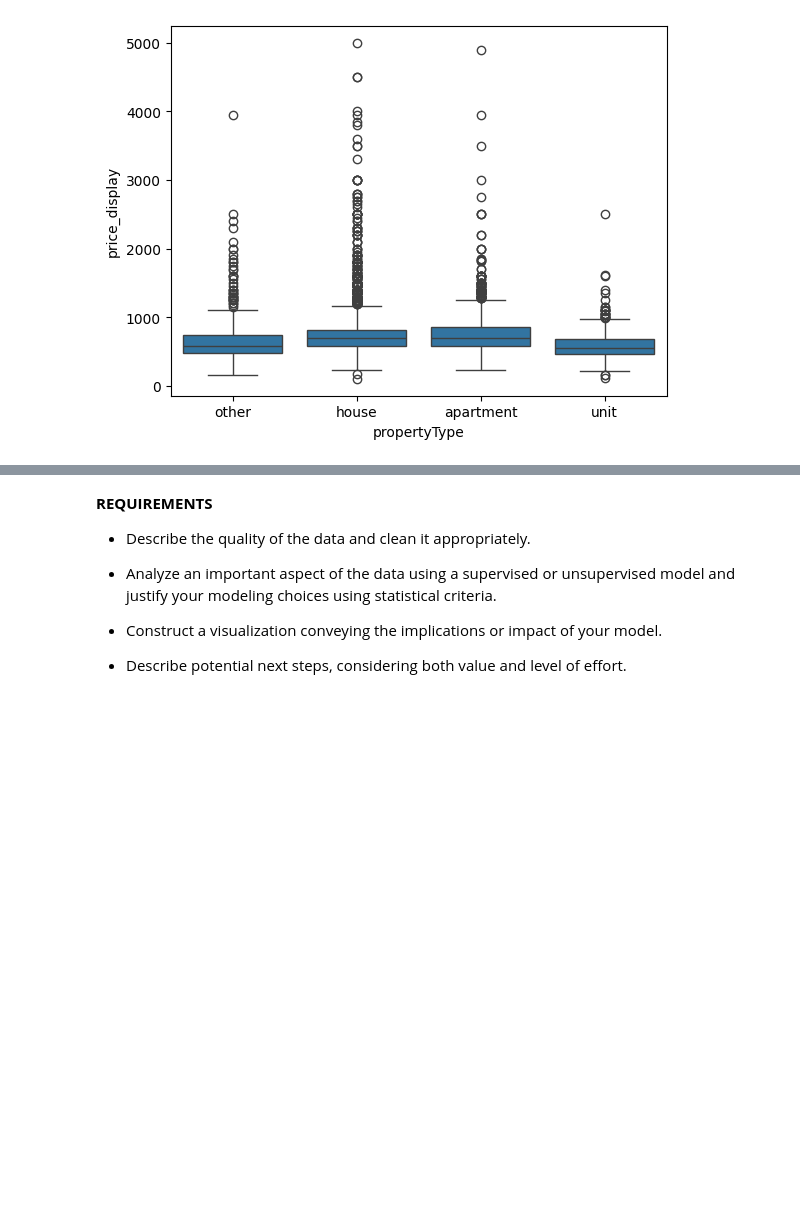
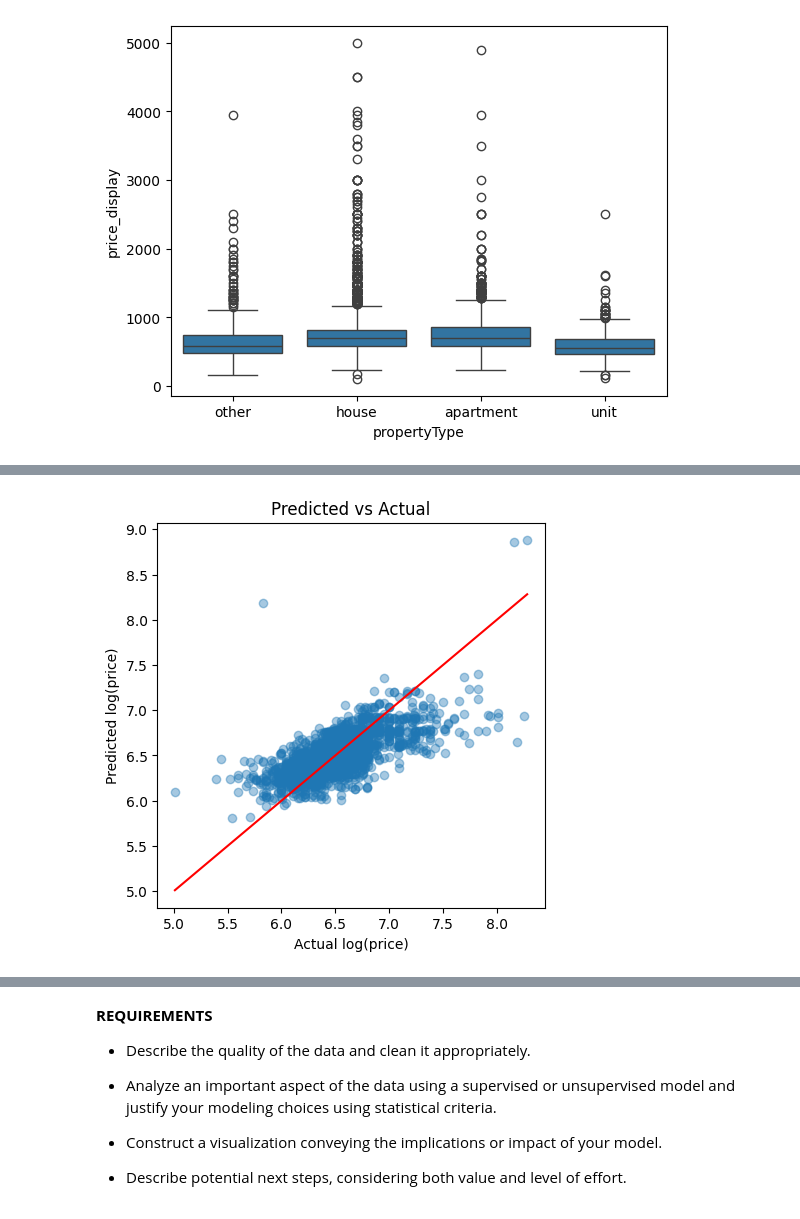
Before and after one commit to milidshah/Australian-Rental-Market-Mili, a Jupyter notebook: AustralianRentalMarket.ipynb, the cells around one changed output, grey strips where cells are left out. Cells and saved outputs as stored; diff of their text form; code cells hidden in the pictures; blank space fills up the shorter version.

Commit message:
fit lin reg model

```diff
--- a/AustralianRentalMarket.ipynb
+++ b/AustralianRentalMarket.ipynb
@@ -115,0 +150,23 @@ X_train, X_test, y_train, y_test = train_test_split(X,y, test_size=0.3, random_s
+# %%
+from sklearn.metrics import root_mean_squared_error
+
+# fit model
+model.fit(X_train, y_train)
+
+feature_names = num_feats + list(encoder.get_feature_names_out(cat_feats))
+
+# coefficients with names
+for name, coef in zip(feature_names, model.coef_):
+    print(f"{name}: {coef}")
+
+# use model to predict
+y_pred_test = model.predict(X_test)
+y_pred_train = model.predict(X_train)
+
+# RMSE on training data
+RMSE_train = root_mean_squared_error(y_train, y_pred_train)
+print(f"RMSE on training data is: {RMSE_train}")
+
+# RMSE on testing data
+RMSE_test = root_mean_squared_error(y_test, y_pred_test)
+print(f"RMSE on testing data is: {RMSE_test}")
@@ -116,3 +191,23 @@ X_train, X_test, y_train, y_test = train_test_split(X,y, test_size=0.3, random_s
+# %%
+import matplotlib.pyplot as plt
+
+# plot model performance
+y_pred = model.predict(X_test)
+
+plt.figure(figsize=(5,5))
+plt.scatter(y_test, y_pred, alpha=0.4)
+
+# ideal prediction line
+plt.plot([y_test.min(), y_test.max()],
+         [y_test.min(), y_test.max()],
+         color='red')
+
+plt.xlabel("Actual log(price)")
+plt.ylabel("Predicted log(price)")
+plt.title("Predicted vs Actual")
+plt.show()
+# %% [output]
+[figure, added]
 # %% [markdown]
 Assumptions:
 There was one duplicate row. I dropped it because felt duplicate listing could
```
Also changed, not shown: parts of 8 cells of this notebook.
